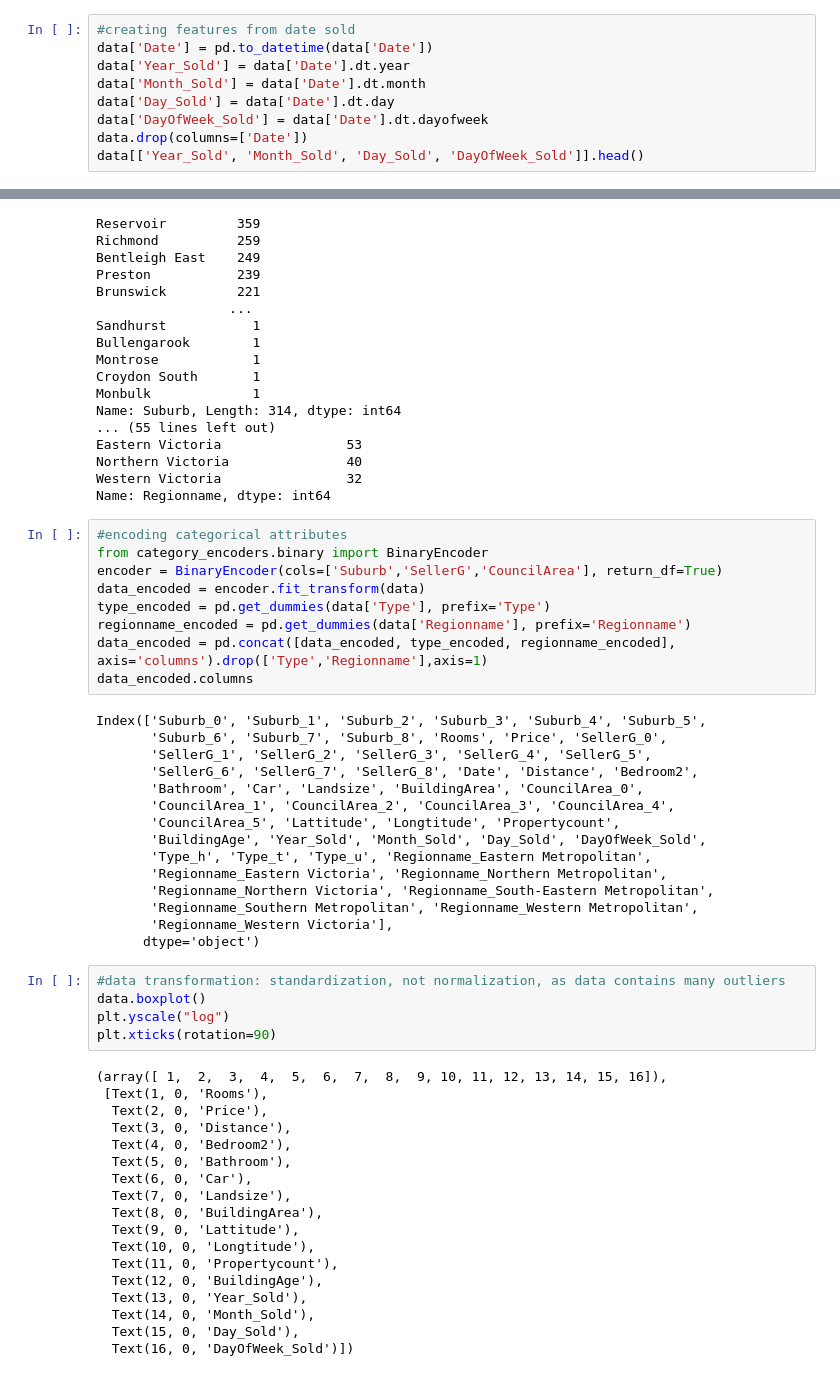
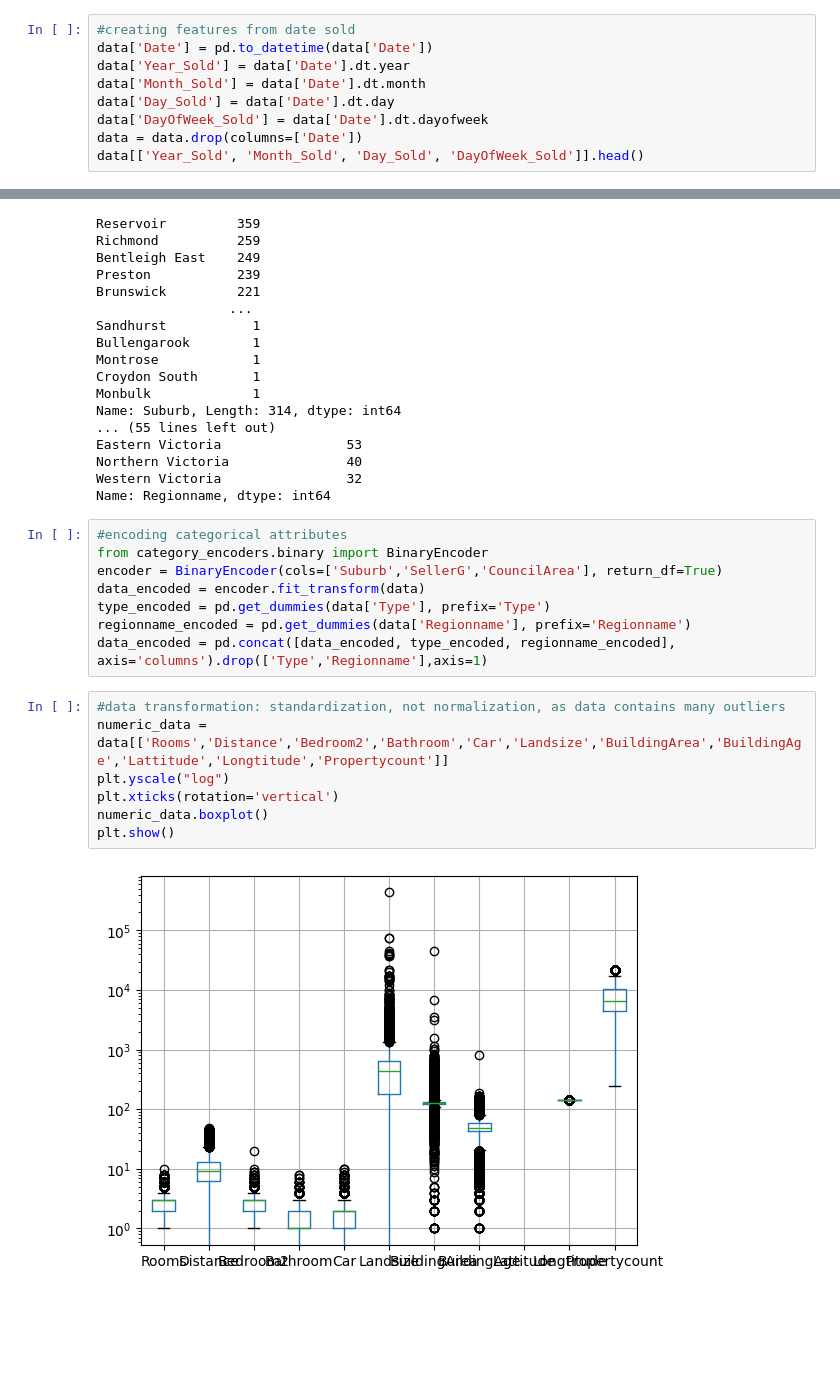
Before and after one commit to LoyChaiEe/SC5001, a Jupyter notebook: project.ipynb, the cells around one changed output, grey strips where cells are left out. Cells and saved outputs as stored; diff of their text form; blank space fills up the shorter version.

```diff
--- a/project.ipynb
+++ b/project.ipynb
@@ -100,7 +100,7 @@ data['Year_Sold'] = data['Date'].dt.year
 data['Month_Sold'] = data['Date'].dt.month
 data['Day_Sold'] = data['Date'].dt.day
 data['DayOfWeek_Sold'] = data['Date'].dt.dayofweek
-data.drop(columns=['Date'])
+data = data.drop(columns=['Date'])
 data[['Year_Sold', 'Month_Sold', 'Day_Sold', 'DayOfWeek_Sold']].head()
 # %% [output]
 |  | Year_Sold | Month_Sold | Day_Sold | DayOfWeek_Sold |
@@ -142,42 +142,12 @@ data_encoded = encoder.fit_transform(data)
 type_encoded = pd.get_dummies(data['Type'], prefix='Type')
 regionname_encoded = pd.get_dummies(data['Regionname'], prefix='Regionname')
 data_encoded = pd.concat([data_encoded, type_encoded, regionname_encoded], axis='columns').drop(['Type','Regionname'],axis=1)
-data_encoded.columns
-# %% [output]
-Index(['Suburb_0', 'Suburb_1', 'Suburb_2', 'Suburb_3', 'Suburb_4', 'Suburb_5',
-       'Suburb_6', 'Suburb_7', 'Suburb_8', 'Rooms', 'Price', 'SellerG_0',
-       'SellerG_1', 'SellerG_2', 'SellerG_3', 'SellerG_4', 'SellerG_5',
-       'SellerG_6', 'SellerG_7', 'SellerG_8', 'Date', 'Distance', 'Bedroom2',
-       'Bathroom', 'Car', 'Landsize', 'BuildingArea', 'CouncilArea_0',
-       'CouncilArea_1', 'CouncilArea_2', 'CouncilArea_3', 'CouncilArea_4',
-       'CouncilArea_5', 'Lattitude', 'Longtitude', 'Propertycount',
-       'BuildingAge', 'Year_Sold', 'Month_Sold', 'Day_Sold', 'DayOfWeek_Sold',
-       'Type_h', 'Type_t', 'Type_u', 'Regionname_Eastern Metropolitan',
-       'Regionname_Eastern Victoria', 'Regionname_Northern Metropolitan',
-       'Regionname_Northern Victoria', 'Regionname_South-Eastern Metropolitan',
-       'Regionname_Southern Metropolitan', 'Regionname_Western Metropolitan',
-       'Regionname_Western Victoria'],
-      dtype='object')
 # %%
 #data transformation: standardization, not normalization, as data contains many outliers
-data.boxplot()
+numeric_data = data[['Rooms','Distance','Bedroom2','Bathroom','Car','Landsize','BuildingArea','BuildingAge','Lattitude','Longtitude','Propertycount']]
 plt.yscale("log")
-plt.xticks(rotation=90)
+plt.xticks(rotation='vertical')
+numeric_data.boxplot()
+plt.show()
 # %% [output]
-(array([ 1,  2,  3,  4,  5,  6,  7,  8,  9, 10, 11, 12, 13, 14, 15, 16]),
- [Text(1, 0, 'Rooms'),
-  Text(2, 0, 'Price'),
-  Text(3, 0, 'Distance'),
-  Text(4, 0, 'Bedroom2'),
-  Text(5, 0, 'Bathroom'),
-  Text(6, 0, 'Car'),
-  Text(7, 0, 'Landsize'),
-  Text(8, 0, 'BuildingArea'),
-  Text(9, 0, 'Lattitude'),
-  Text(10, 0, 'Longtitude'),
-  Text(11, 0, 'Propertycount'),
-  Text(12, 0, 'BuildingAge'),
-  Text(13, 0, 'Year_Sold'),
-  Text(14, 0, 'Month_Sold'),
-  Text(15, 0, 'Day_Sold'),
-  Text(16, 0, 'DayOfWeek_Sold')])
+[figure, added]
```
Also changed, not shown: parts of 4 cells of this notebook.
